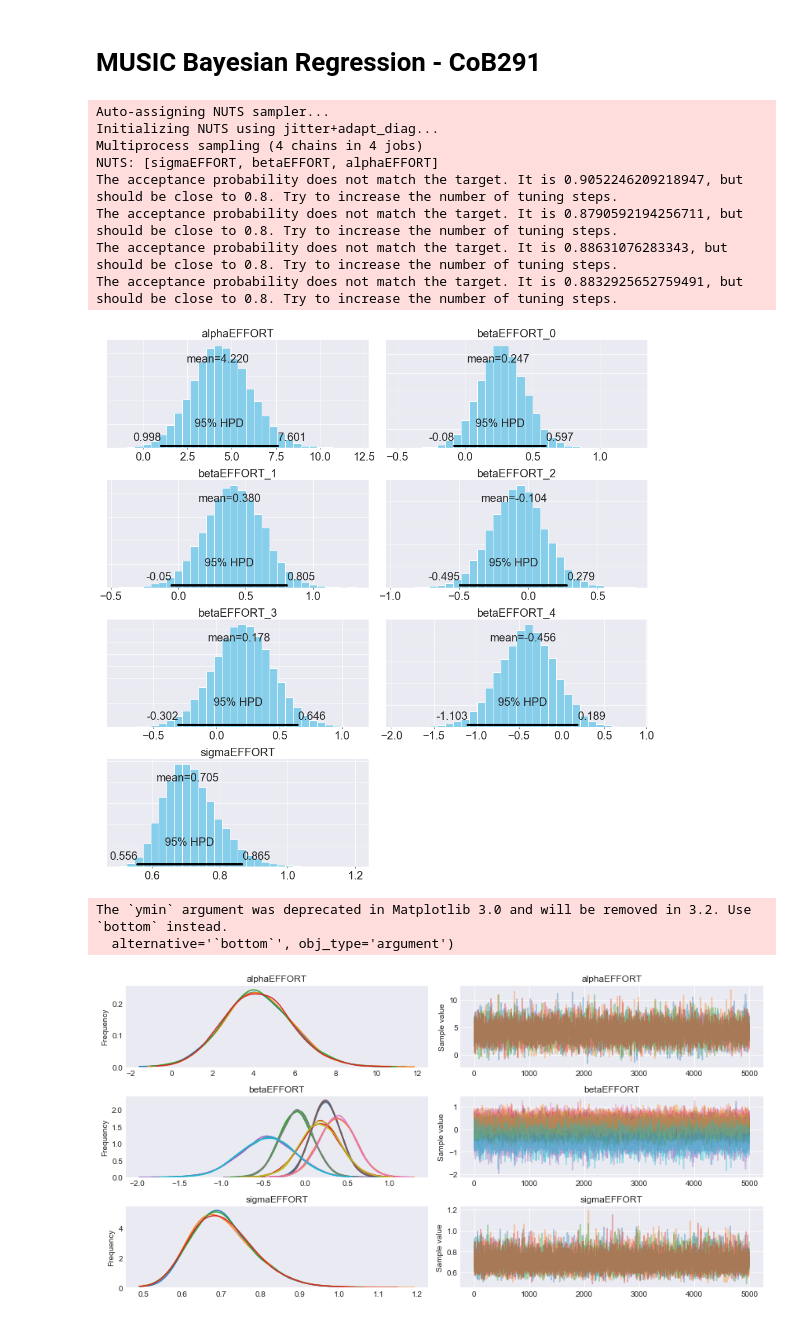
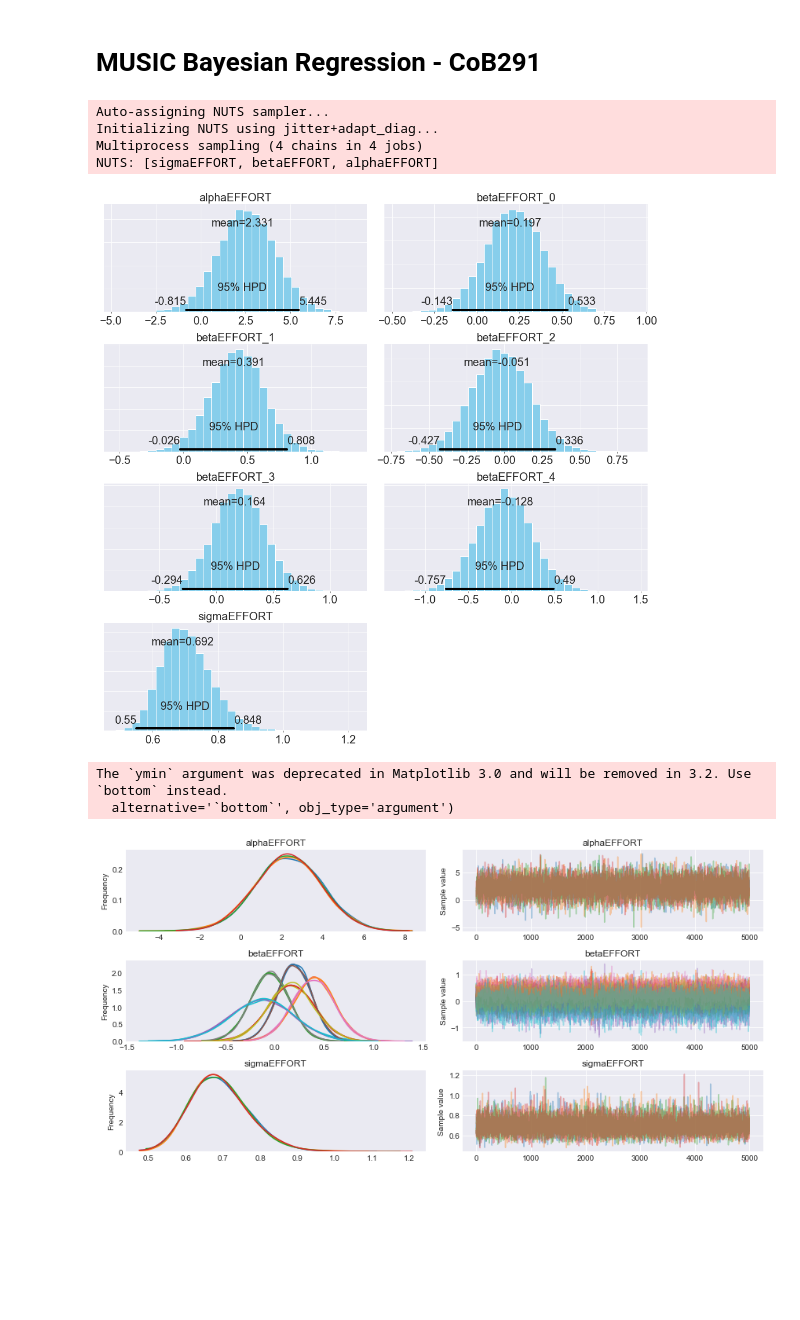
Before and after one commit to ljnovoa/Bayesian-Analysis, a Jupyter notebook: 291 MUSIC Bayesian Regression.ipynb, the cells around one changed output. Cells and saved outputs as stored; diff of their text form; code cells hidden in the pictures; blank space fills up the shorter version.

```diff
--- a/291 MUSIC Bayesian Regression.ipynb
+++ b/291 MUSIC Bayesian Regression.ipynb
@@ -58,39 +58,35 @@ CourRating  = np.array(CR)
 # %%
 # EFFORT MODEL
 
 modelA = pm.Model()
 
 with modelA:
 
     # Priors for unknown model parameters
-    alphaEFFORT = pm.Normal('alphaEFFORT', mu=70, sd=10)
+    alphaEFFORT = pm.Normal('alphaEFFORT', mu=0, sd=10)
     betaEFFORT  = pm.Normal('betaEFFORT', mu=0, sd=10, shape=5)
     sigmaEFFORT = pm.HalfNormal('sigmaEFFORT', sd=1)
 
     # Expected value of outcome
     muEFFORT = alphaEFFORT + betaEFFORT[0]*Empowerment + betaEFFORT[1]*Usefulness + betaEFFORT[2]*Success + betaEFFORT[3]*Interest + betaEFFORT[4]*Caring
 
     # Likelihood (sampling distribution) of observations
     Effort_obs = pm.Normal('Effort_obs', mu = muEFFORT, sd = sigmaEFFORT, observed = Effort)
 
     #MCMC 4 chains
     traceEFFORT = pm.sample(5000, cores=4)
     pm.plot_posterior(traceEFFORT, figsize = (14, 14), text_size=20, color='#87ceeb')
     plt.show()
 
 pm.traceplot(traceEFFORT) # ==> A simple posterior plot can be created using traceplot.
 plt.show()
 pm.forestplot(traceEFFORT);
 # %% [output]
 Auto-assigning NUTS sampler...
 Initializing NUTS using jitter+adapt_diag...
 Multiprocess sampling (4 chains in 4 jobs)
 NUTS: [sigmaEFFORT, betaEFFORT, alphaEFFORT]
-The acceptance probability does not match the target. It is 0.9052246209218947, but should be close to 0.8. Try to increase the number of tuning steps.
-The acceptance probability does not match the target. It is 0.8790592194256711, but should be close to 0.8. Try to increase the number of tuning steps.
-The acceptance probability does not match the target. It is 0.88631076283343, but should be close to 0.8. Try to increase the number of tuning steps.
-The acceptance probability does not match the target. It is 0.8832925652759491, but should be close to 0.8. Try to increase the number of tuning steps.
-[figure, old version]
+[figure, new version]
 The `ymin` argument was deprecated in Matplotlib 3.0 and will be removed in 3.2. Use `bottom` instead.
   alternative='`bottom`', obj_type='argument')
-[figure, old version]
+[figure, new version]
```
Also changed, not shown: parts of 9 cells of this notebook, 1 other file.
